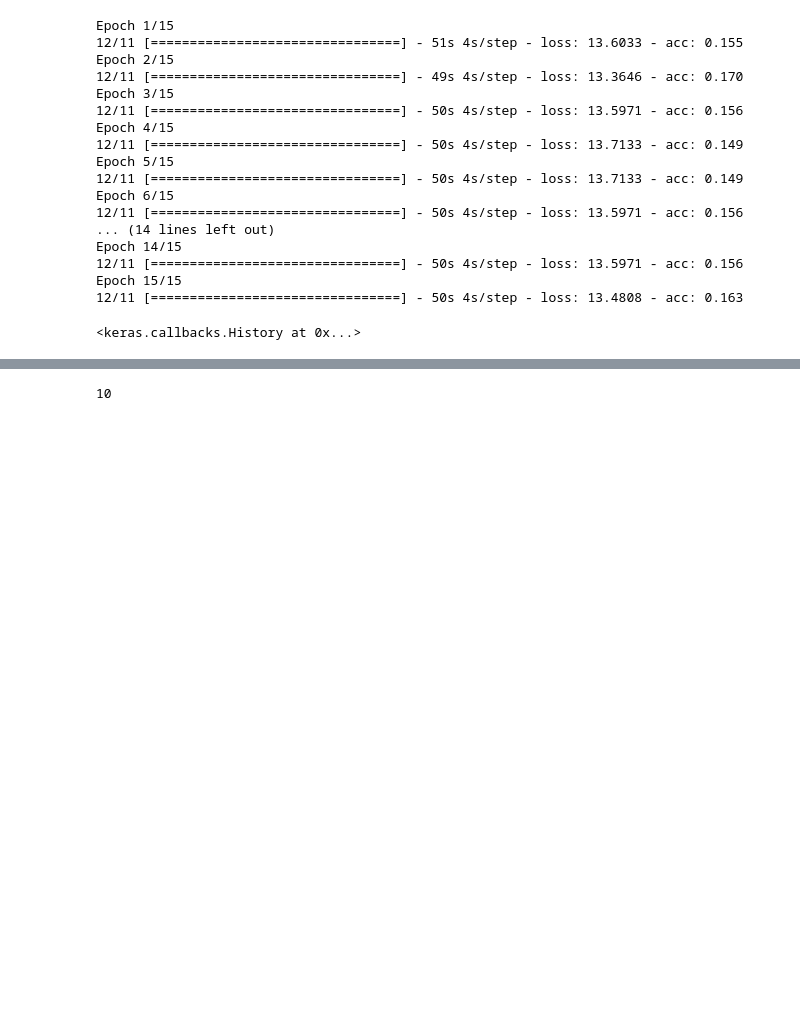
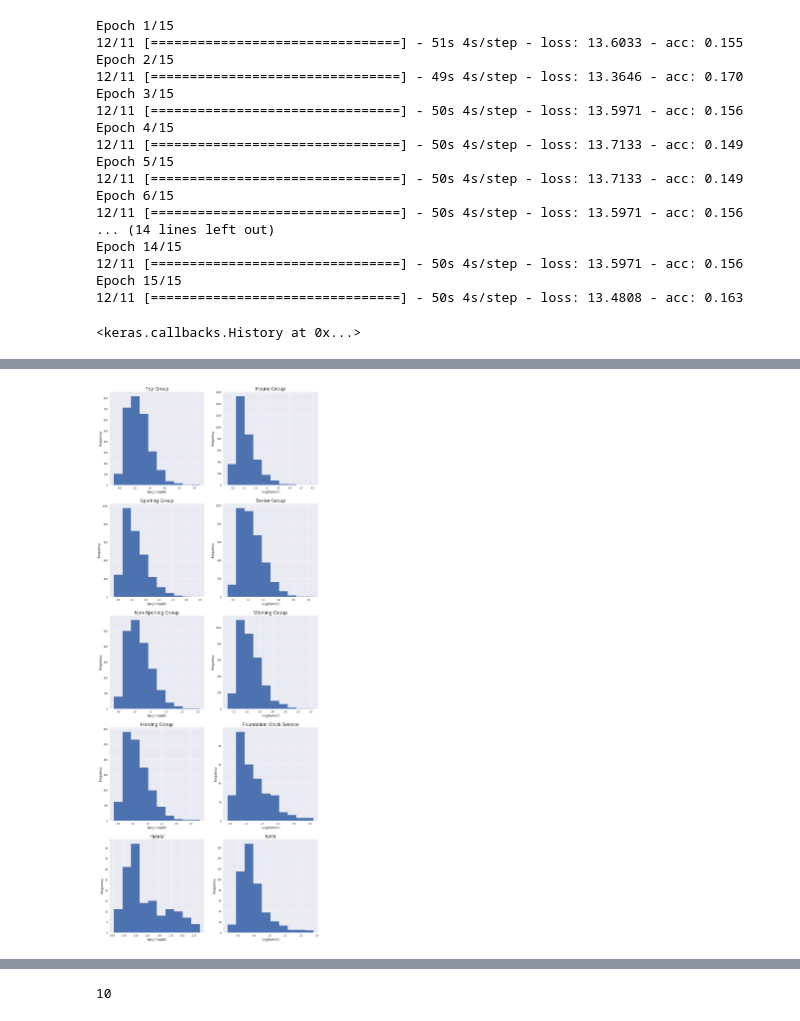
Before and after one commit to ayshaw/Dog-Breed-Project, a Jupyter notebook: milestone_3.ipynb, the cells around one changed output, grey strips where cells are left out. Saved outputs shown, nothing was run; the diff lists cells and outputs as text; code cells hidden in the pictures; blank space fills up the shorter version.

Commit message:
aded annotated_fig_ratio.png

```diff
--- a/milestone_3.ipynb
+++ b/milestone_3.ipynb
@@ -362,20 +360,2 @@ for index,row in file_type.iterrows():
 file_type=pd.concat([file_type,pd.DataFrame(a_,columns=['ymin','ymax','xmin','xmax'])],axis=1)
-# %%
-breeds_10=list()
-class_dictionary={}
-for i in range(1,121):
-    breed=dict()
-    breed['breed']=file_type['breed'].loc[file_type.type==i].values[0]
-    breed['type_num']=i
-    breed['breed_class']=groups[breed['breed'].lower().replace('_',' ')]
-    class_dictionary[file_type['breed'].loc[file_type.type==i].values[0]]=breed['breed_class']
-
-    for index, row in file_type.loc[file_type.type==i].iterrows():
-        if index>9:
-            break
-        else: continue
-    breeds_10.append(breed)
-file_type['breed_class']=[groups[i.lower().replace('_',' ')] for i in file_type.breed.values]
-yy=file_type['breed'].value_counts()
-file_type.head()
 # %%
@@ -404,16 +392,19 @@ file_type.head()
 # %%
 fig,axs=plt.subplots(nrows=int(len(file_type.breed_class.unique())/2),ncols=2,figsize=[15,40])
 axs=axs.flatten()
 for i,class_i in enumerate(file_type.breed_class.unique()):
     df = file_type.loc[file_type.breed_class==class_i].reset_index()
     ratios_y_x=np.zeros(df.values.shape[0])
     for index,row in df.iterrows():
         ratios_y_x[index]=(row['ymin']-row['ymax'])/(row['xmin']-row['xmax'])
-    axs[i].hist(ratios_y_x)
+    axs[i].hist(ratios_y_x,normed=True)
     axs[i].set_xlabel('height/width',fontsize=14)
     axs[i].set_ylabel('frequency',fontsize=14)
     axs[i].set_title(class_i,fontsize=20)
+    axs[i].set_
 plt.savefig('annotated_fig_ratio.png')
+# %% [output]
+[figure, added]
 # %%
 df
 # %% [output]
```
Also changed, not shown: parts of 3 cells of this notebook, 1 other file.
